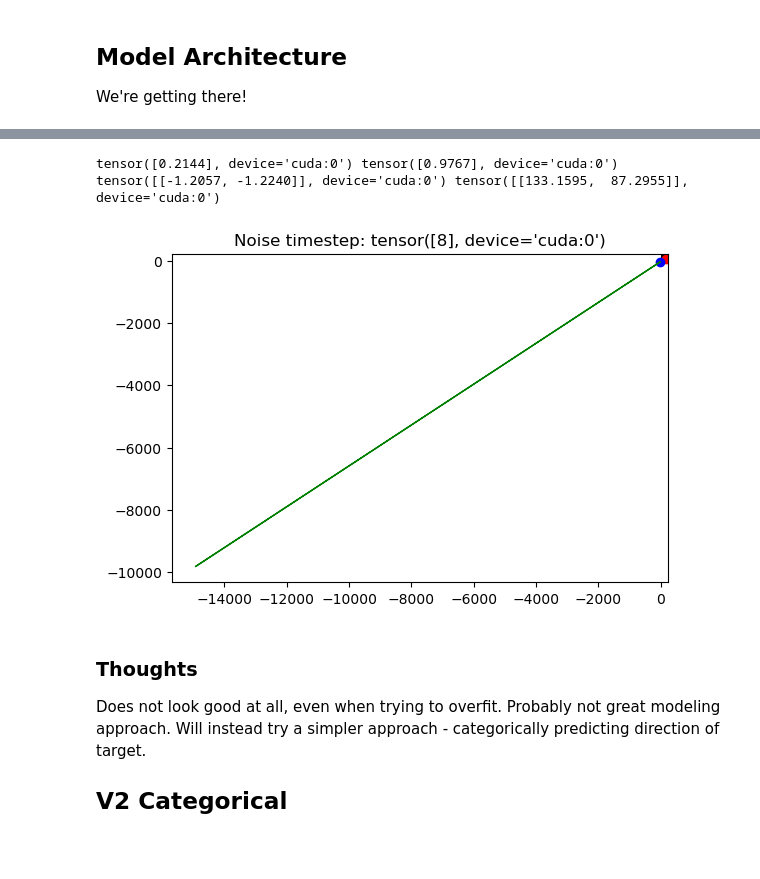
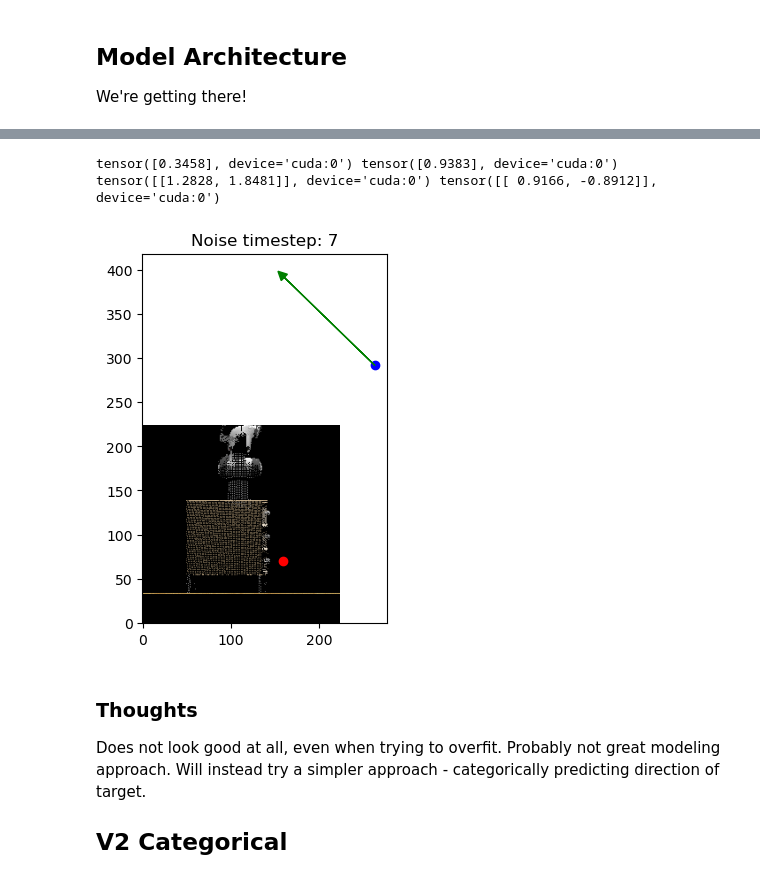
Before and after one commit to myfatemi04/robots-spring-2024, a Jupyter notebook: state_space_diffusion/test_state_space_diffusion.ipynb, the cells around one changed output, grey strips where cells are left out. Drawn from its saved outputs; the diff is of its cells as text; code cells hidden in the pictures; blank space fills up the shorter version.

Commit message:
trying some baseline state space diffusion

```diff
--- a/state_space_diffusion/test_state_space_diffusion.ipynb
+++ b/state_space_diffusion/test_state_space_diffusion.ipynb
@@ -83,7 +83,7 @@ else:
     with open("demos.pkl", "rb") as f:
         demos = pickle.load(f)
 
-device = 'cuda'
+device = torch.device('cuda')
 dataset = create_torch_dataset(demos, device)
 # %% [markdown]
 ### Observations
@@ -109,9 +109,9 @@ clip_processor = transformers.CLIPProcessor.from_pretrained("openai/clip-vit-bas
 
 diffuser = VisualPlanDiffuserV4(768, clip.vision_model.config).to(device=device)
 
-freeze_clip = True
-if freeze_clip:
-    diffuser.clip.requires_grad_(False)
+# freeze_clip = True
+# if freeze_clip:
+#     diffuser.clip.requires_grad_(False)
 
 optim = torch.optim.Adam([p for p in diffuser.parameters() if p.requires_grad], lr=1e-3)
 
@@ -153,12 +153,16 @@ if fix_alpha_scaling:
 #     plt.imshow(rendered[0, 0].detach().cpu().numpy(), origin='lower')
 #     plt.show()
 
-dataloader = torch.utils.data.DataLoader(dataset, batch_size=32, shuffle=True)
+import wandb
+
+wandb.init(project="visual-diffusion-planning")
+
+dataloader = torch.utils.data.DataLoader(dataset, batch_size=128, shuffle=True)
 
 loss_hist = {t: [] for t in range(10)}
 
 # Train the diffuser.
-for epoch in range(10):
+for epoch in range(100):
     for i, (image, position) in (pbar := tqdm.tqdm(enumerate(dataloader), desc='Epoch ' + str(epoch + 1), total=len(dataloader))):
         pixel_values = clip_processor(images=image, return_tensors="pt", do_rescale=False).to(device=device).pixel_values
 
@@ -190,6 +194,8 @@ for epoch in range(10):
 
         pbar.set_postfix(loss=loss.item())
 
+        wandb.log({"loss": loss.item()})
+
         loss.cpu()
         torch.cuda.empty_cache()
 
@@ -216,36 +235,36 @@ with torch.no_grad():
     CENTER = 112.0
     IMG_SCALING = 224.0 / 2
     sigma = sqrt_one_minus_alphas_cumprod[timestep].unsqueeze(-1) * IMG_SCALING
     noise = torch.randn_like(position.float())
 
     # this position is in pixel space.
     # decay the position towards the center of the image.
     position_with_signal_decayed = CENTER + sqrt_alphas_cumprod[timestep].unsqueeze(-1) * (position - CENTER)
     noisy_position = position_with_signal_decayed + sigma * noise
 
     # Need to condition on timestep
     prediction = diffuser.forward(pixel_values, noisy_position, sigma)
 
     print(sqrt_alphas_cumprod[timestep], sqrt_one_minus_alphas_cumprod[timestep], noise, prediction)
 
 noisy_position_denormalized = noisy_position
 
 # Visualize
-plt.title("Noise timestep: " + str(timestep))
+plt.title("Noise timestep: " + str(timestep[0].item()))
 plt.imshow(image.cpu()[0].permute(1, 2, 0).flip(0), origin='lower')
 plt.scatter(position[0, 0].item(), position[0, 1].item(), c='r')
 
 noisy_x = noisy_position_denormalized[0, 0].item()
 noisy_y = noisy_position_denormalized[0, 1].item()
 
 plt.scatter(noisy_x, noisy_y, c='b')
 # draw arrow in opposite direction of noise_pred, from noisy_position
 noise_x, noise_y = prediction[0].cpu() * 112.0
 plt.arrow(noisy_x, noisy_y, -noise_x, -noise_y, head_width=10, head_length=10, fc='g', ec='g')
 plt.show()
 # %% [output]
-tensor([0.2144], device='cuda:0') tensor([0.9767], device='cuda:0') tensor([[-1.2057, -1.2240]], device='cuda:0') tensor([[133.1595,  87.2955]], device='cuda:0')
+tensor([0.3458], device='cuda:0') tensor([0.9383], device='cuda:0') tensor([[1.2828, 1.8481]], device='cuda:0') tensor([[ 0.9166, -0.8912]], device='cuda:0')
-[figure, old version]
+[figure, new version]
 # %% [markdown]
 ### Thoughts
 
```
Also changed, not shown: parts of 1 cell of this notebook, 4 other files.
